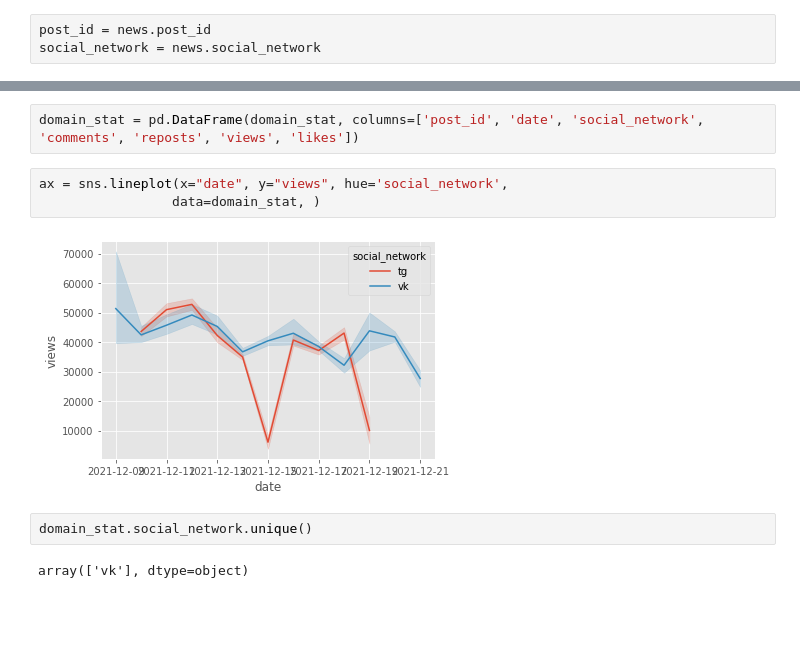
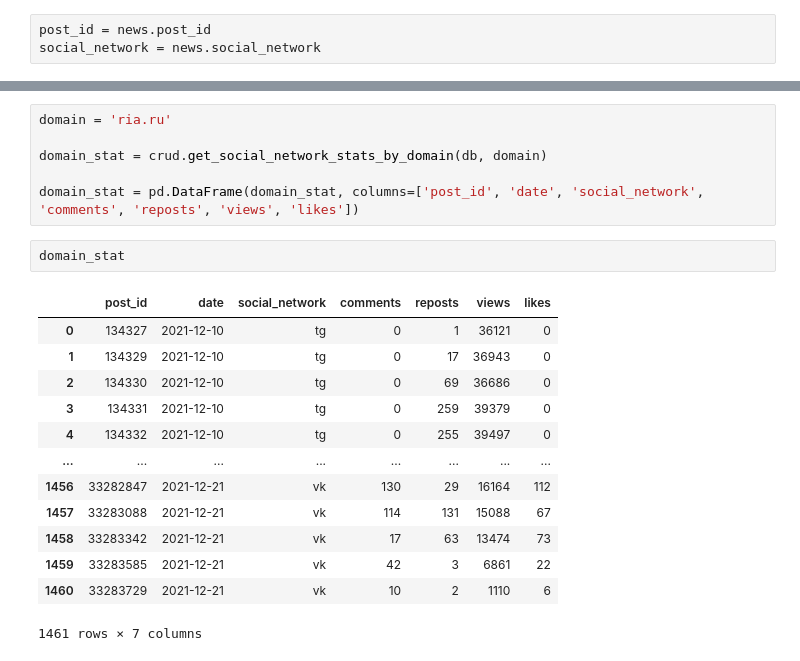
Before and after one commit to MADE-realtime/realtime_news, a Jupyter notebook: EDA/CheckCrud.ipynb, the cells around one changed output, grey strips where cells are left out. Cells and saved outputs as stored; diff of their text form; blank space fills up the shorter version.

```diff
--- a/EDA/CheckCrud.ipynb
+++ b/EDA/CheckCrud.ipynb
@@ -125,11 +44,22 @@ domain_stat = get_social_network_stats_by_domain(db, domain)
 # %%
+domain = 'ria.ru'
+
+domain_stat = crud.get_social_network_stats_by_domain(db, domain)
+
 domain_stat = pd.DataFrame(domain_stat, columns=['post_id', 'date', 'social_network', 'comments', 'reposts', 'views', 'likes'])
-# %%
-ax = sns.lineplot(x="date", y="views", hue='social_network',
-                 data=domain_stat, )
-# %% [output]
-[figure, removed]
 # %%
-domain_stat.social_network.unique()
+domain_stat
 # %% [output]
+|  | post_id | date | social_network | comments | reposts | views | likes |
+| 0 | 134327 | 2021-12-10 | tg | 0 | 1 | 36121 | 0 |
+| 1 | 134329 | 2021-12-10 | tg | 0 | 17 | 36943 | 0 |
+| 2 | 134330 | 2021-12-10 | tg | 0 | 69 | 36686 | 0 |
+| 3 | 134331 | 2021-12-10 | tg | 0 | 259 | 39379 | 0 |
+| 4 | 134332 | 2021-12-10 | tg | 0 | 255 | 39497 | 0 |
+| ... | ... | ... | ... | ... | ... | ... | ... |
+| 1456 | 33282847 | 2021-12-21 | vk | 130 | 29 | 16164 | 112 |
+| 1457 | 33283088 | 2021-12-21 | vk | 114 | 131 | 15088 | 67 |
+| 1458 | 33283342 | 2021-12-21 | vk | 17 | 63 | 13474 | 73 |
+| 1459 | 33283585 | 2021-12-21 | vk | 42 | 3 | 6861 | 22 |
+| 1460 | 33283729 | 2021-12-21 | vk | 10 | 2 | 1110 | 6 |
-array(['vk'], dtype=object)
+1461 rows × 7 columns
```
Also changed, not shown: parts of 14 cells of this notebook.
